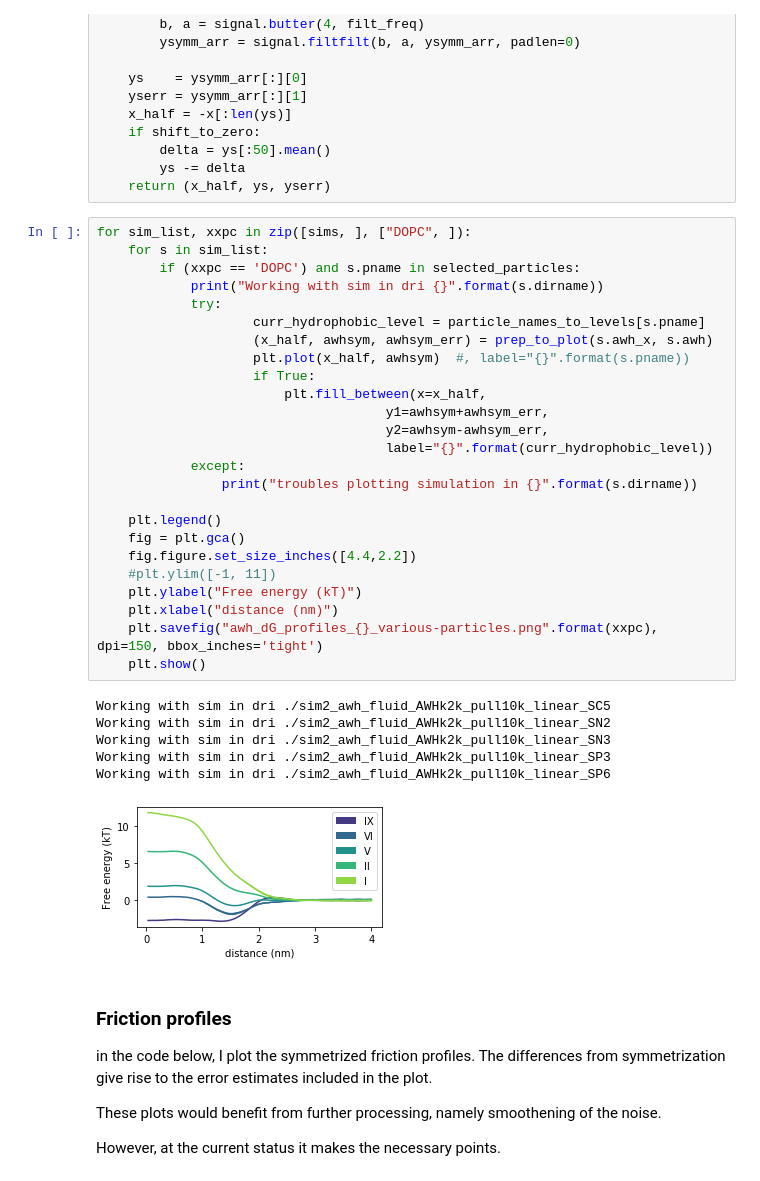
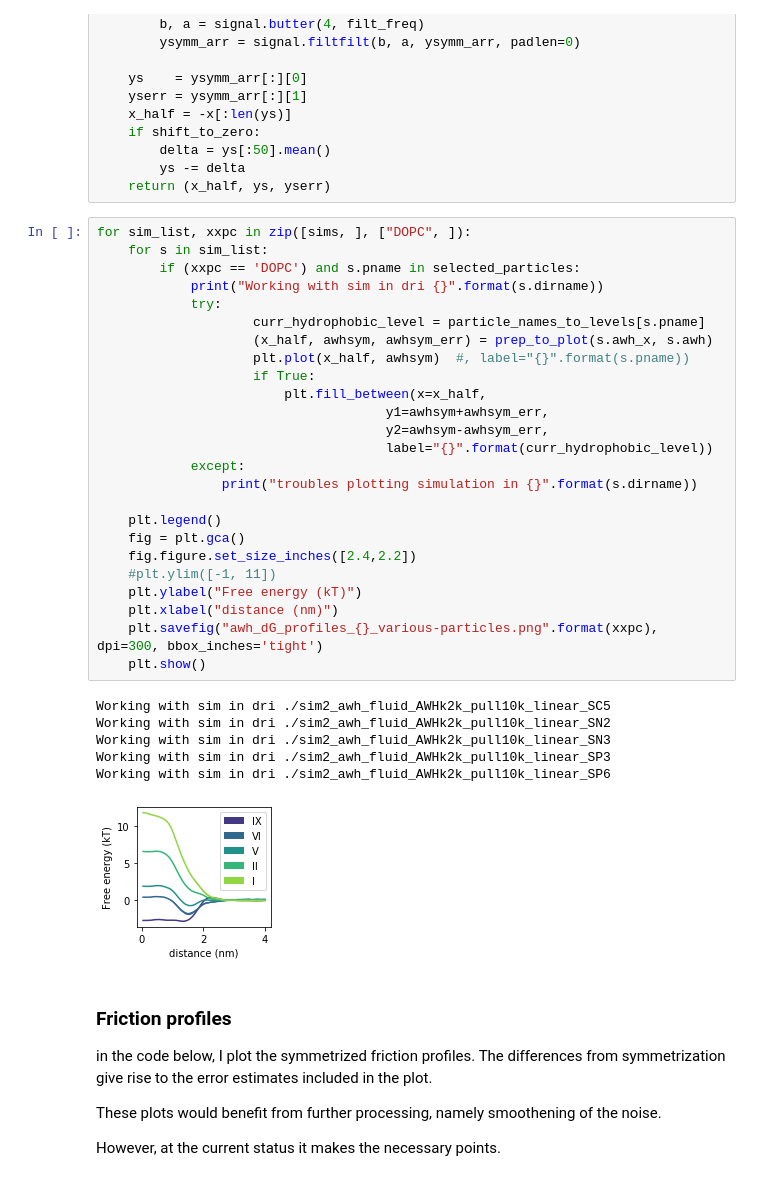
Before and after one commit to jmelcr/permeability, a Jupyter notebook: martini3/cholesterol00p_PC_variousTails_sims/saturation_DPPC-POPC_titration/perm_particle_EOLS/dopc-unsat_0-169_d_100/plot_awh_fric_profiles.ipynb, the cells around one changed output. Saved outputs shown, nothing was run; the diff lists cells and outputs as text.

Commit message:
update profiles with various particles - change plot aspect ratio to square

```diff
--- a/martini3/cholesterol00p_PC_variousTails_sims/saturation_DPPC-POPC_titration/perm_particle_EOLS/dopc-unsat_0-169_d_100/plot_awh_fric_profiles.ipynb
+++ b/martini3/cholesterol00p_PC_variousTails_sims/saturation_DPPC-POPC_titration/perm_particle_EOLS/dopc-unsat_0-169_d_100/plot_awh_fric_profiles.ipynb
@@ -647,35 +647,35 @@ def prep_to_plot(x, y, shift_to_zero=True, filt_freq=None, runmeansize=10):
 # %%
 for sim_list, xxpc in zip([sims, ], ["DOPC", ]):
     for s in sim_list:
         if (xxpc == 'DOPC') and s.pname in selected_particles:
             print("Working with sim in dri {}".format(s.dirname))
             try:
                     curr_hydrophobic_level = particle_names_to_levels[s.pname]
                     (x_half, awhsym, awhsym_err) = prep_to_plot(s.awh_x, s.awh)
                     plt.plot(x_half, awhsym)  #, label="{}".format(s.pname))
                     if True:
                         plt.fill_between(x=x_half,
                                      y1=awhsym+awhsym_err,
                                      y2=awhsym-awhsym_err,
                                      label="{}".format(curr_hydrophobic_level))
             except:
                 print("troubles plotting simulation in {}".format(s.dirname))
 
     plt.legend()
     fig = plt.gca()
-    fig.figure.set_size_inches([4.4,2.2])
+    fig.figure.set_size_inches([2.4,2.2])
     #plt.ylim([-1, 11])
     plt.ylabel("Free energy (kT)")
     plt.xlabel("distance (nm)")
-    plt.savefig("awh_dG_profiles_{}_various-particles.png".format(xxpc), dpi=150, bbox_inches='tight')
+    plt.savefig("awh_dG_profiles_{}_various-particles.png".format(xxpc), dpi=300, bbox_inches='tight')
     plt.show()
 # %% [output]
 Working with sim in dri ./sim2_awh_fluid_AWHk2k_pull10k_linear_SC5
 Working with sim in dri ./sim2_awh_fluid_AWHk2k_pull10k_linear_SN2
 Working with sim in dri ./sim2_awh_fluid_AWHk2k_pull10k_linear_SN3
 Working with sim in dri ./sim2_awh_fluid_AWHk2k_pull10k_linear_SP3
 Working with sim in dri ./sim2_awh_fluid_AWHk2k_pull10k_linear_SP6
-[figure, old version]
+[figure, new version]
 # %% [markdown]
 ### Friction profiles
 
```
Also changed, not shown: parts of 1 cell of this notebook, 3 other files.
